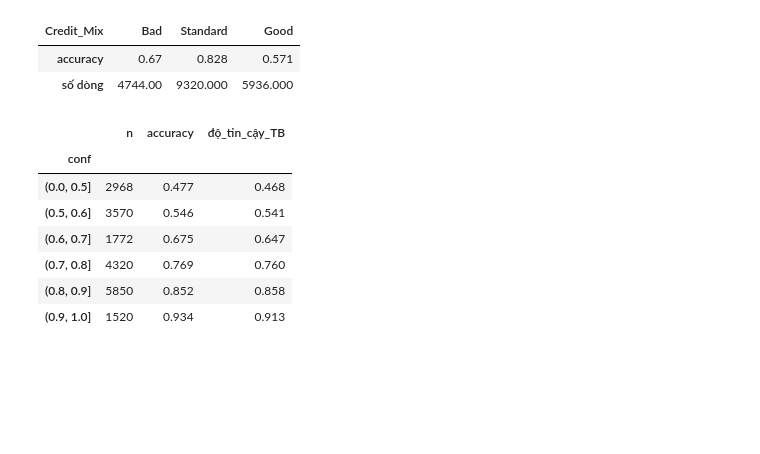
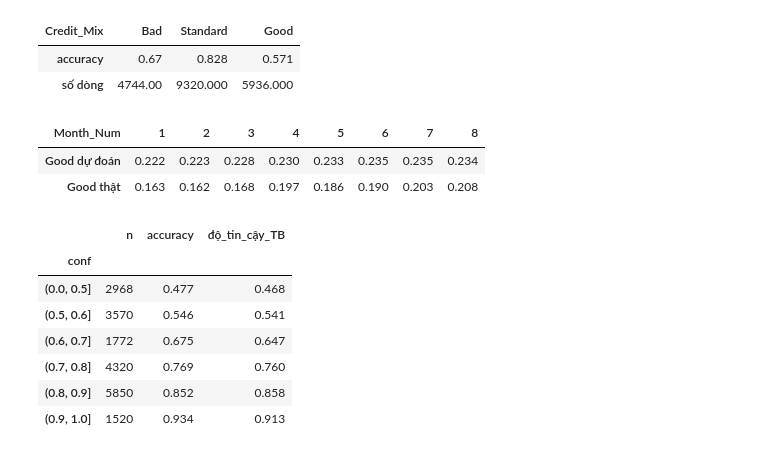
Before and after one commit to HaianhSp/credit-score-data-cleaning, a Jupyter notebook: notebooks/4_modeling_evaluation.ipynb, the cells around one changed output. Cells and saved outputs as stored; diff of their text form; code cells hidden in the pictures; blank space fills up the shorter version.

```diff
--- a/notebooks/4_modeling_evaluation.ipynb
+++ b/notebooks/4_modeling_evaluation.ipynb
@@ -816,6 +816,14 @@ display(by_mix.round(3).T)
 | Credit_Mix | Bad | Standard | Good |
 | accuracy | 0.67 | 0.828 | 0.571 |
 | số dòng | 4744.00 | 9320.000 | 5936.000 |
+# %%
+good_by_month = pd.DataFrame({'Good dự đoán': (test_rows.pred == 'Good').groupby(test_rows.Month_Num).mean(),
+                              'Good thật': (test_rows.Credit_Score == 'Good').groupby(test_rows.Month_Num).mean()})
+display(good_by_month.round(3).T)
+# %% [output]
+| Month_Num | 1 | 2 | 3 | 4 | 5 | 6 | 7 | 8 |
+| Good dự đoán | 0.222 | 0.223 | 0.228 | 0.230 | 0.233 | 0.235 | 0.235 | 0.234 |
+| Good thật | 0.163 | 0.162 | 0.168 | 0.197 | 0.186 | 0.190 | 0.203 | 0.208 |
 # %%
 test_rows['conf'] = proba.max(axis=1)
 bins = pd.cut(test_rows['conf'], [0, .5, .6, .7, .8, .9, 1.0])
```
Also changed, not shown: 2 other files.
